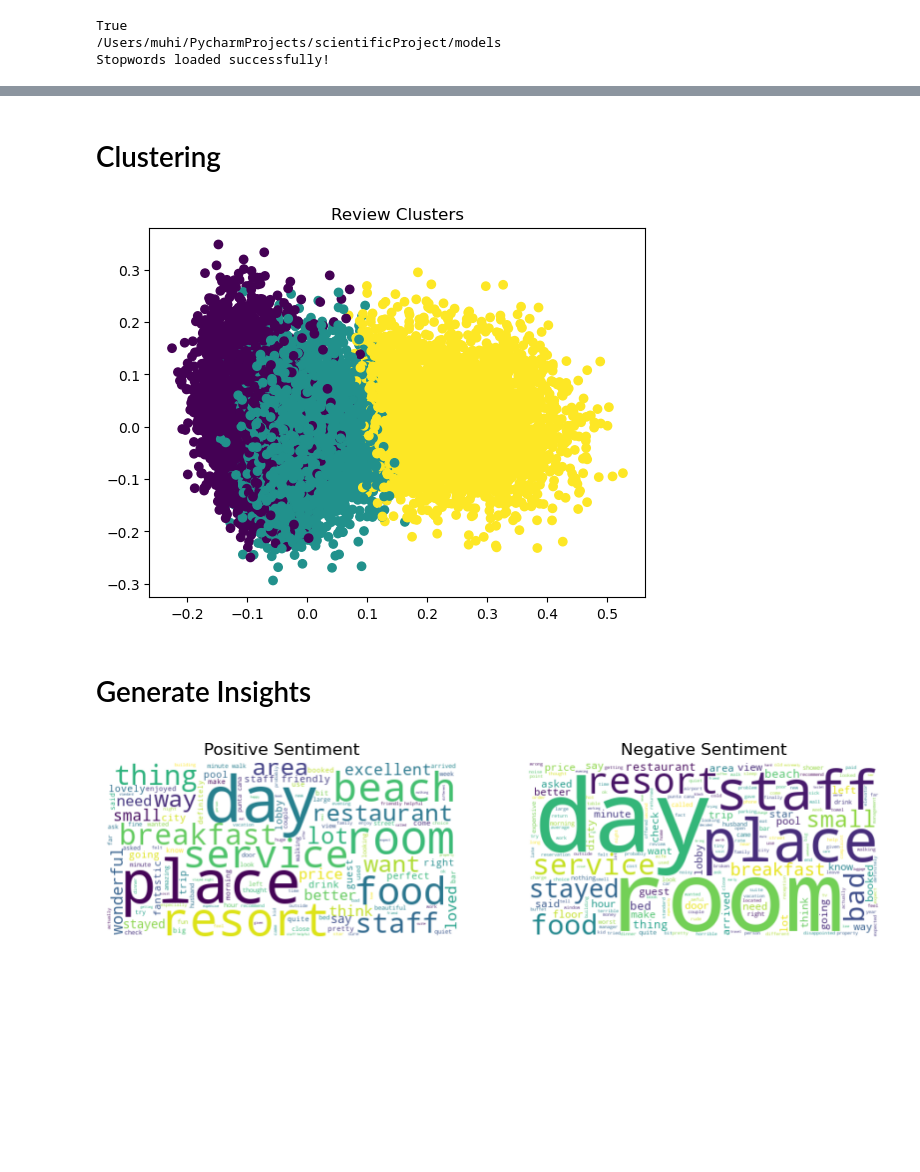
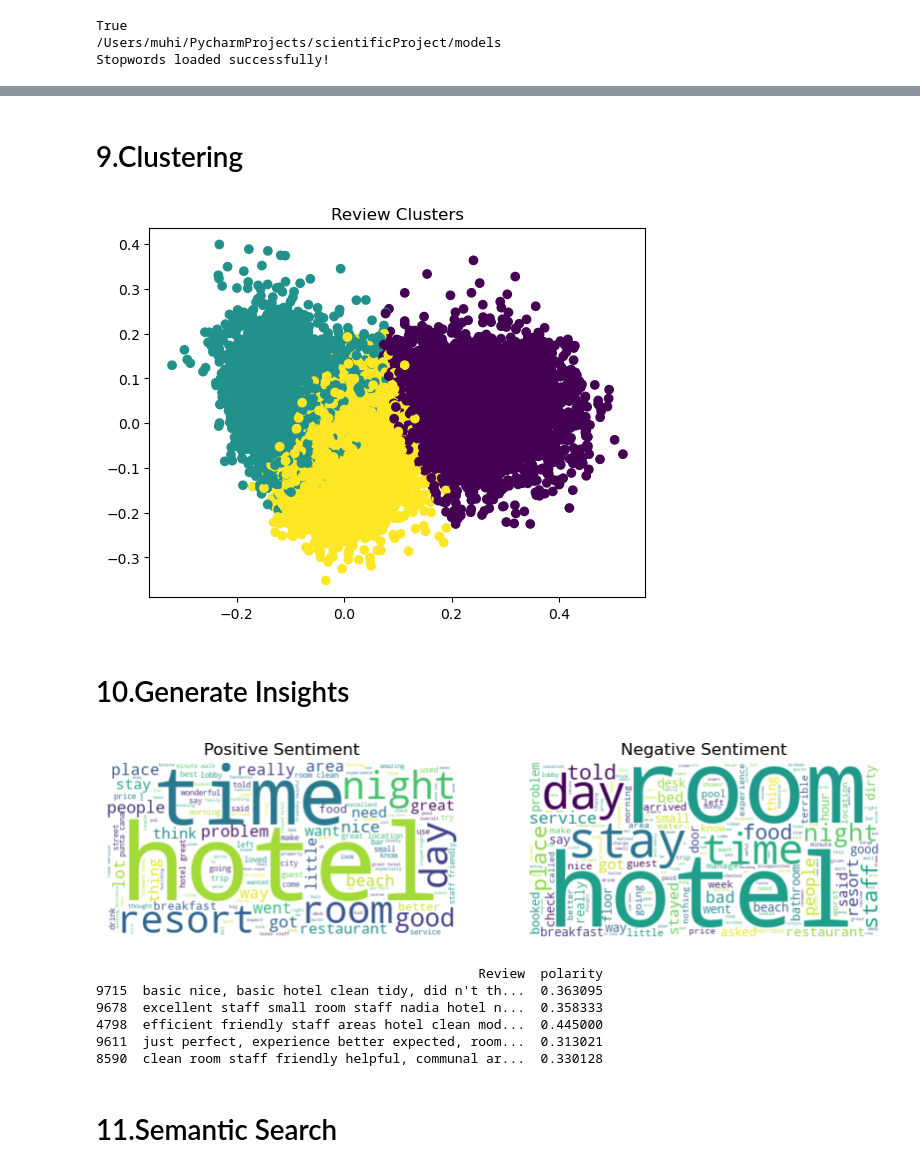
Before and after one commit to MuhamadWalo/BSUDProject2, a Jupyter notebook: models/BSUD.ipynb, the cells around one changed output, grey strips where cells are left out. Cells and saved outputs as stored; diff of their text form; code cells hidden in the pictures; blank space fills up the shorter version.

```diff
--- a/models/BSUD.ipynb
+++ b/models/BSUD.ipynb
@@ -183,22 +247,20 @@ station, staff, clean, walk, breakfast, good, location, great, room, hotel
 # %% [markdown]
-# Clustering
+# 9.Clustering
 # %%
-# Apply K-Means clustering
 kmeans = KMeans(n_clusters=3, random_state=42)
-reviews["cluster"] = kmeans.fit_predict(tfidf_matrix)
+reviews["cluster"] = kmeans.fit_predict(X)
 
 # Visualize clusters
-from sklearn.decomposition import PCA
-pca = PCA(n_components=2)
-reduced_features = pca.fit_transform(tfidf_matrix.toarray())
+reduced_features = PCA(n_components=2).fit_transform(X.toarray())
 plt.scatter(reduced_features[:, 0], reduced_features[:, 1], c=reviews["cluster"], cmap="viridis")
 plt.title("Review Clusters")
 plt.show()
 # %% [output]
-[figure, old version]
+[figure, new version]
 # %% [markdown]
-# Generate Insights
+# 10.Generate Insights
 # %%
+# Generate positive and negative reviews text
 positive_reviews = " ".join(reviews[reviews["polarity"] > 0]["processed_text"])
 negative_reviews = " ".join(reviews[reviews["polarity"] < 0]["processed_text"])
 
@@ -219,5 +281,17 @@ plt.axis("off")
 plt.title("Negative Sentiment")
 
 plt.show()
+
+# Semantic Search (if embeddings are still intact)
+query_result = semantic_search("clean rooms with friendly staff")
+print(query_result[["Review", "polarity"]])
 # %% [output]
-[figure, old version]
+[figure, new version]
+                                                 Review  polarity
+9715  basic nice, basic hotel clean tidy, did n't th...  0.363095
+9678  excellent staff small room staff nadia hotel n...  0.358333
+4798  efficient friendly staff areas hotel clean mod...  0.445000
+9611  just perfect, experience better expected, room...  0.313021
+8590  clean room staff friendly helpful, communal ar...  0.330128
+# %% [markdown]
+# 11.Semantic Search
```
Also changed, not shown: parts of 17 cells of this notebook.
